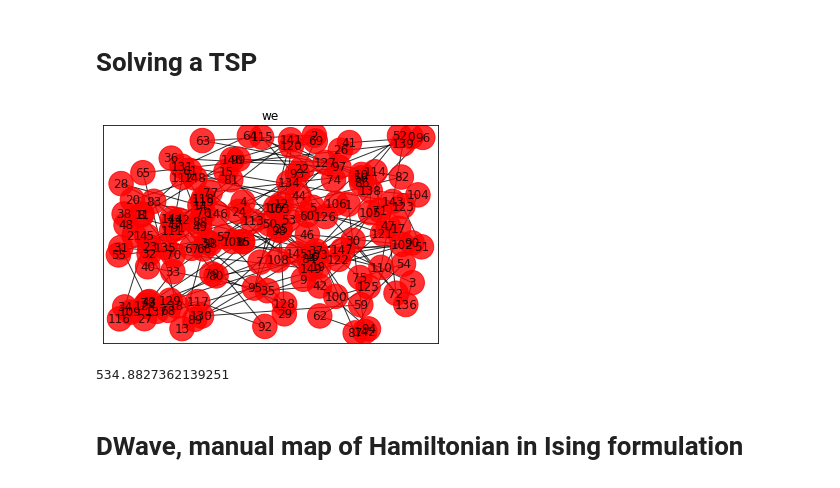
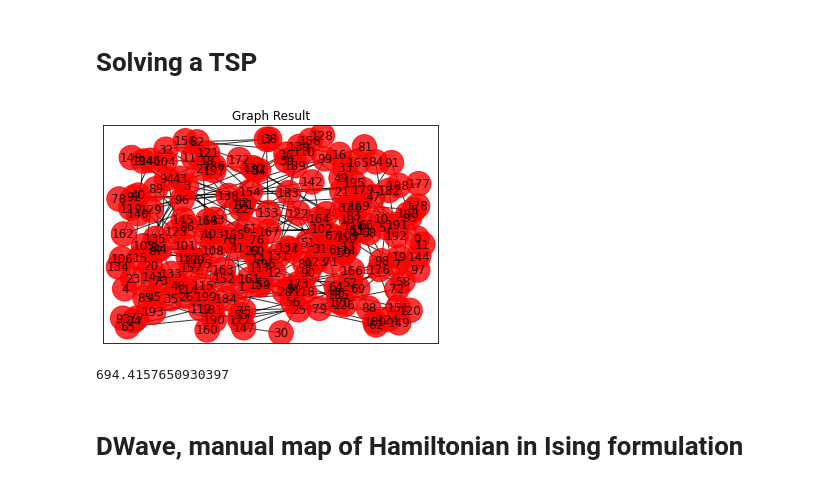
Before and after one commit to sergiogh/m-hackdays, a Jupyter notebook: annealer_test.ipynb, the cells around one changed output. Drawn from its saved outputs; the diff is of its cells as text; code cells hidden in the pictures.

```diff
--- a/annealer_test.ipynb
+++ b/annealer_test.ipynb
@@ -78,7 +78,7 @@ def draw_tsp_solution(G, order, solver):
     #plt.clf()
     plt.show()
 # %%
-nodes = 150
+nodes = 200
 starting_node = 0
 
 G = get_graph(nodes)
@@ -87,11 +87,11 @@ cost_matrix = get_cost_matrix(G, nodes)
 sampler = LeapHybridSampler()
 result = dnx.traveling_salesman(G, sampler, start=0)
 # %%
-draw_tsp_solution(G, result, 'we')
+draw_tsp_solution(G, result, 'Graph Result')
 calculate_cost(cost_matrix, result)
 # %% [output]
-[figure, old version]
+[figure, new version]
-534.8827362139251
+694.4157650930397
 # %% [markdown]
 # DWave, manual map of Hamiltonian in Ising formulation
 # %%
```
Also changed, not shown: parts of 1 cell of this notebook, 2 other files.
